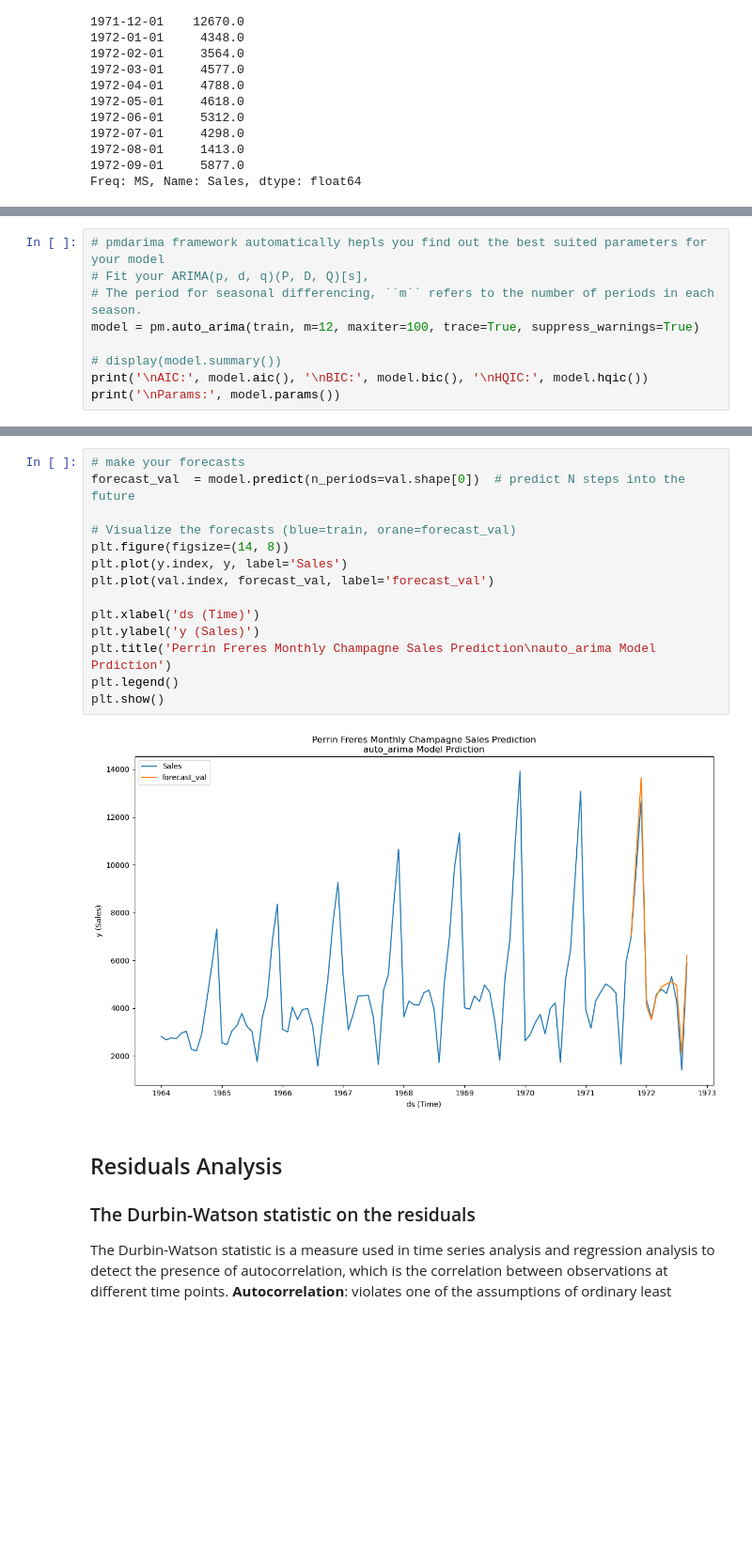
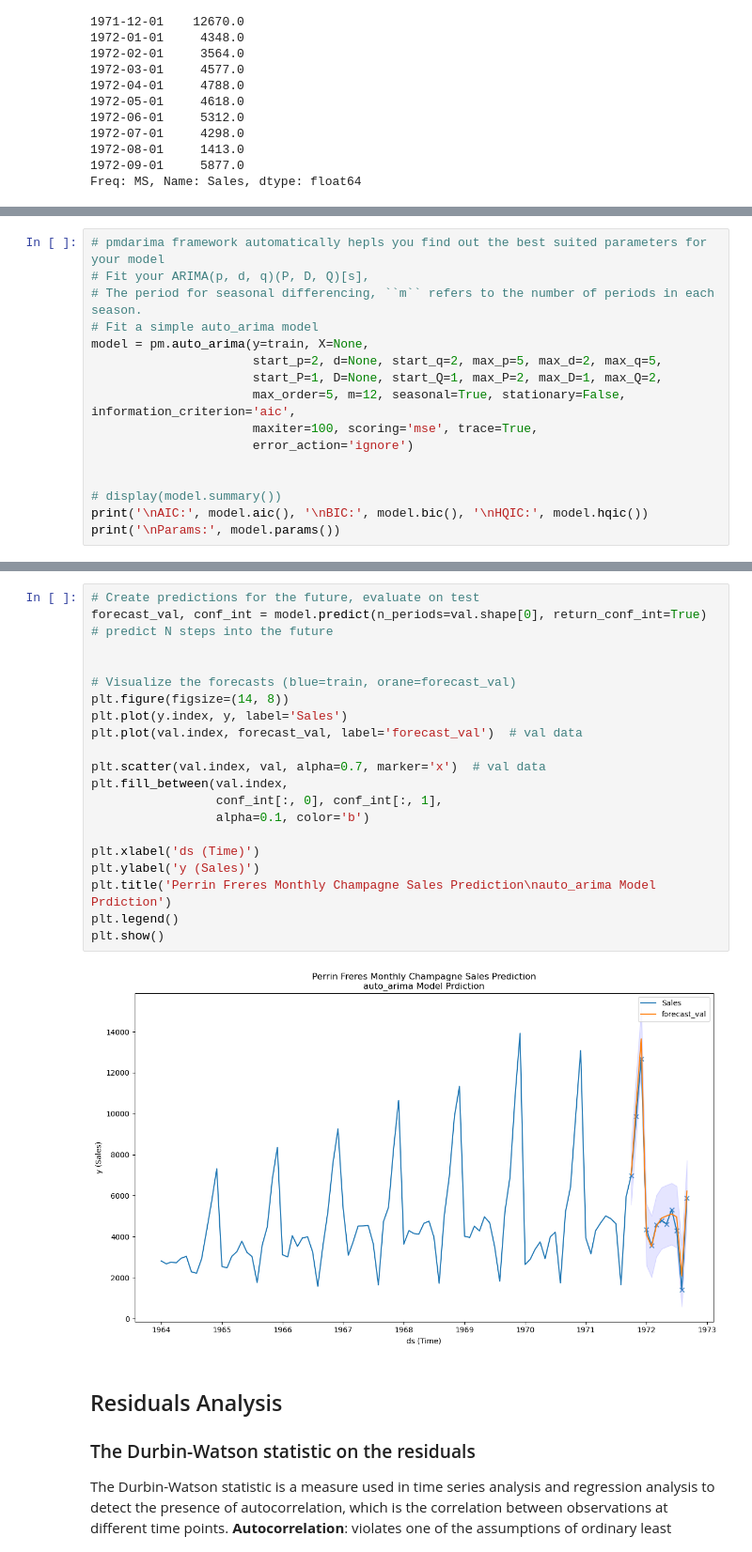
Before and after one commit to celik-muhammed/DL_Deploy_Time_Series-Product-Sales-Project, a Jupyter notebook: ml_time_series_deploy_product_sales_prediction_v1.ipynb, the cells around one changed output, grey strips where cells are left out. Shown at 94% size. Saved outputs shown, nothing was run; the diff lists cells and outputs as text; blank space fills up the shorter version.

```diff
--- a/ml_time_series_deploy_product_sales_prediction_v1.ipynb
+++ b/ml_time_series_deploy_product_sales_prediction_v1.ipynb
@@ -904,7 +934,14 @@ Freq: MS, Name: Sales, dtype: float64
 # pmdarima framework automatically hepls you find out the best suited parameters for your model
 # Fit your ARIMA(p, d, q)(P, D, Q)[s],
 # The period for seasonal differencing, ``m`` refers to the number of periods in each season.
-model = pm.auto_arima(train, m=12, maxiter=100, trace=True, suppress_warnings=True)
+# Fit a simple auto_arima model
+model = pm.auto_arima(y=train, X=None,
+                      start_p=2, d=None, start_q=2, max_p=5, max_d=2, max_q=5,
+                      start_P=1, D=None, start_Q=1, max_P=2, max_D=1, max_Q=2,
+                      max_order=5, m=12, seasonal=True, stationary=False, information_criterion='aic',
+                      maxiter=100, scoring='mse', trace=True,
+                      error_action='ignore')
+
 
 # display(model.summary())
 print('\nAIC:', model.aic(), '\nBIC:', model.bic(), '\nHQIC:', model.hqic())
@@ -928,21 +965,27 @@ ar.S.L12         -0.196864
 sigma2       561640.744578
 dtype: float64
 # %%
-# make your forecasts
-forecast_val  = model.predict(n_periods=val.shape[0])  # predict N steps into the future
+# Create predictions for the future, evaluate on test
+forecast_val, conf_int = model.predict(n_periods=val.shape[0], return_conf_int=True)  # predict N steps into the future
+
 
 # Visualize the forecasts (blue=train, orane=forecast_val)
 plt.figure(figsize=(14, 8))
 plt.plot(y.index, y, label='Sales')
-plt.plot(val.index, forecast_val, label='forecast_val')
+plt.plot(val.index, forecast_val, label='forecast_val')  # val data
+
+plt.scatter(val.index, val, alpha=0.7, marker='x')  # val data
+plt.fill_between(val.index,
+                 conf_int[:, 0], conf_int[:, 1],
+                 alpha=0.1, color='b')
 
 plt.xlabel('ds (Time)')
 plt.ylabel('y (Sales)')
 plt.title('Perrin Freres Monthly Champagne Sales Prediction\nauto_arima Model Prdiction')
 plt.legend()
 plt.show()
 # %% [output]
-[figure, old version]
+[figure, new version]
 # %% [markdown]
 ## Residuals Analysis
 
```
Also changed, not shown: parts of 22 cells of this notebook, 1 other file.
